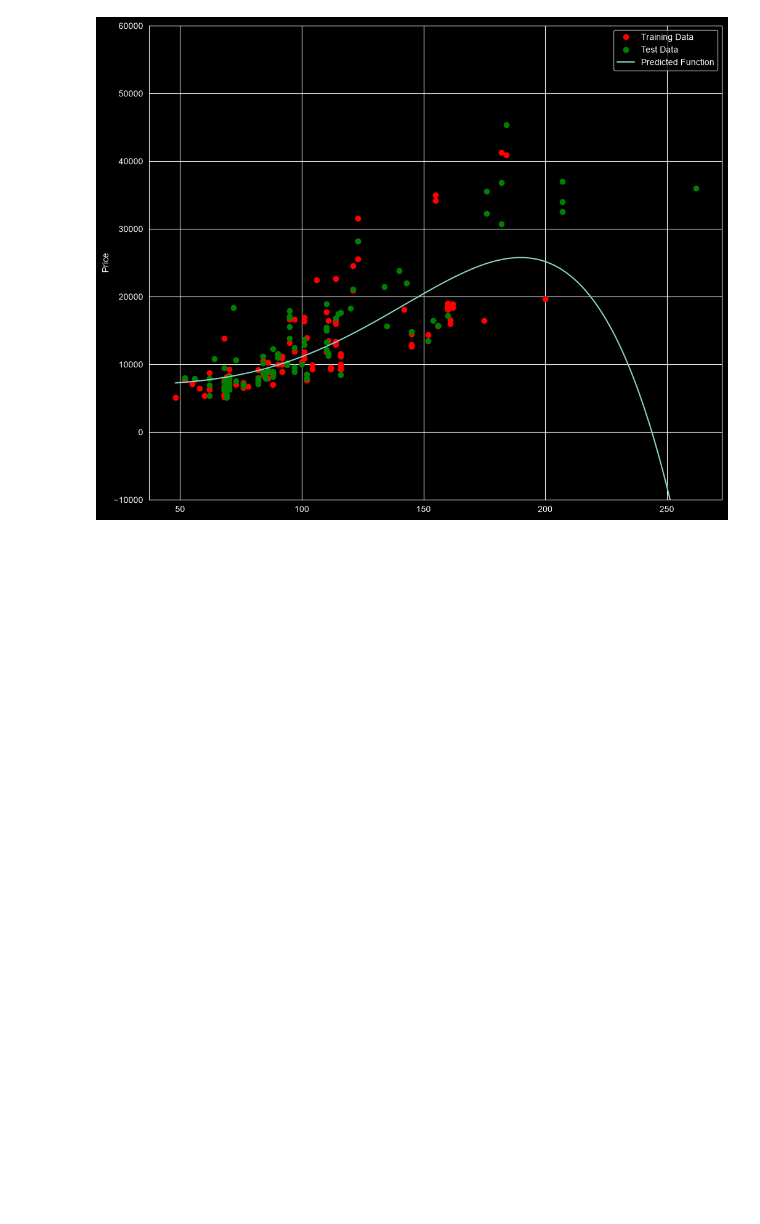
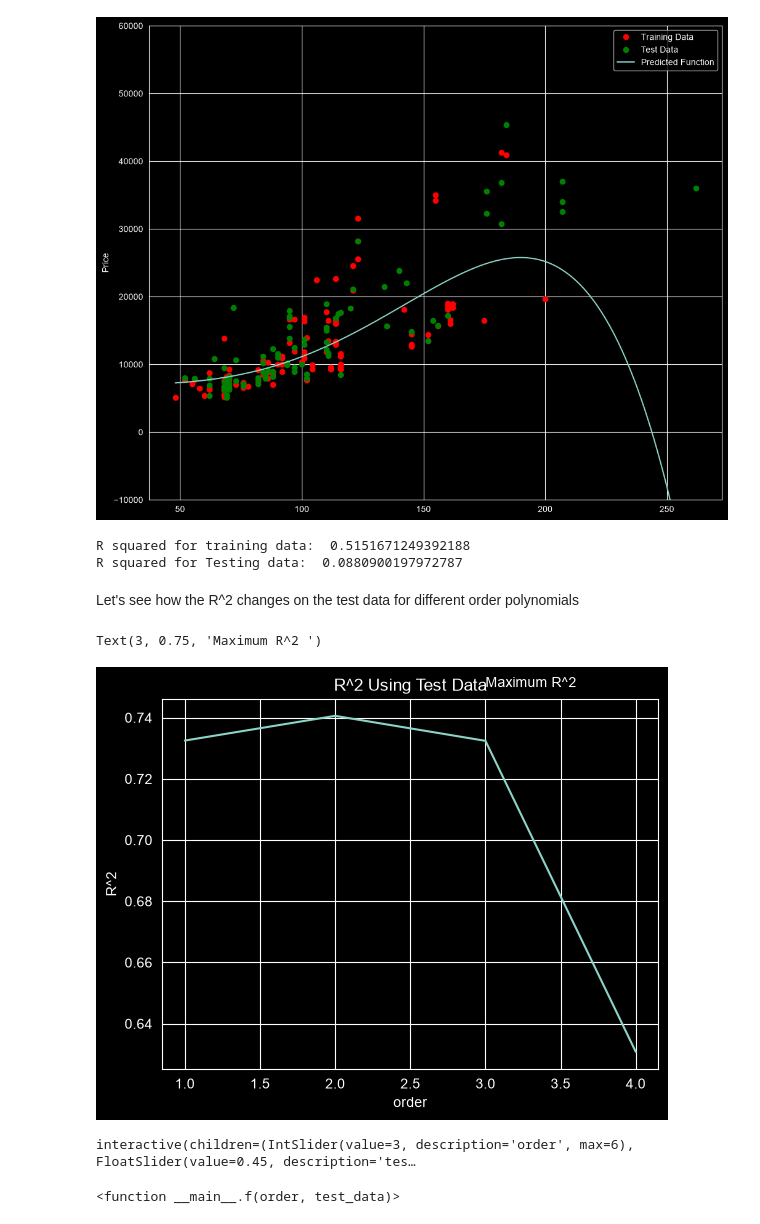
Before and after one commit to Mohammed-walid/data-analysis-python, a Jupyter notebook: 05-Model-Evaluation-and-Refinement/Used-cars-prices/used_cars_prices.ipynb, the cells around one changed output. Saved outputs shown, nothing was run; the diff lists cells and outputs as text; code cells hidden in the pictures; blank space fills up the shorter version.

Commit message:
polynomial regerssion

```diff
--- a/05-Model-Evaluation-and-Refinement/Used-cars-prices/used_cars_prices.ipynb
+++ b/05-Model-Evaluation-and-Refinement/Used-cars-prices/used_cars_prices.ipynb
@@ -259,3 +259,34 @@ True values: [ 6295. 10698. 13860. 13499.]
 PollyPlot(x_train['horsepower'], x_test['horsepower'], y_train, y_test, poly,pm)
 # %% [output]
 [figure]
+# %%
+print("R squared for training data: ", poly.score(x_training_pm, y_train))
+print("R squared for Testing data: ", poly.score(x_testing_pm, y_test))
+# %% [output]
+R squared for training data:  0.5151671249392188
+R squared for Testing data:  0.0880900197972787
+# %% [markdown]
+Let's see how the R^2 changes on the test data for different order polynomials
+# %%
+Rsqu_test = []
+
+order = [1, 2, 3, 4]
+for n in order:
+    pr = PolynomialFeatures(degree=n)
+
+    x_train_pr = pr.fit_transform(x_train[['horsepower']])
+
+    x_test_pr = pr.fit_transform(x_test[['horsepower']])
+
+    multiple_linear_model.fit(x_train_pr, y_train)
+
+    Rsqu_test.append(multiple_linear_model.score(x_test_pr, y_test))
+
+plt.plot(order, Rsqu_test)
+plt.xlabel('order')
+plt.ylabel('R^2')
+plt.title('R^2 Using Test Data')
+plt.text(3, 0.75, 'Maximum R^2 ')
+# %% [output]
+Text(3, 0.75, 'Maximum R^2 ')
+[figure, added]
@@ -261,0 +302,5 @@ PollyPlot(x_train['horsepower'], x_test['horsepower'], y_train, y_test, poly,pm)
+# %%
+interact(f, order=(0, 6, 1), test_data=(0.05, 0.95, 0.05))
+# %% [output]
+interactive(children=(IntSlider(value=3, description='order', max=6), FloatSlider(value=0.45, description='tes…
+<function __main__.f(order, test_data)>
```
Also changed, not shown: parts of 1 cell of this notebook.
